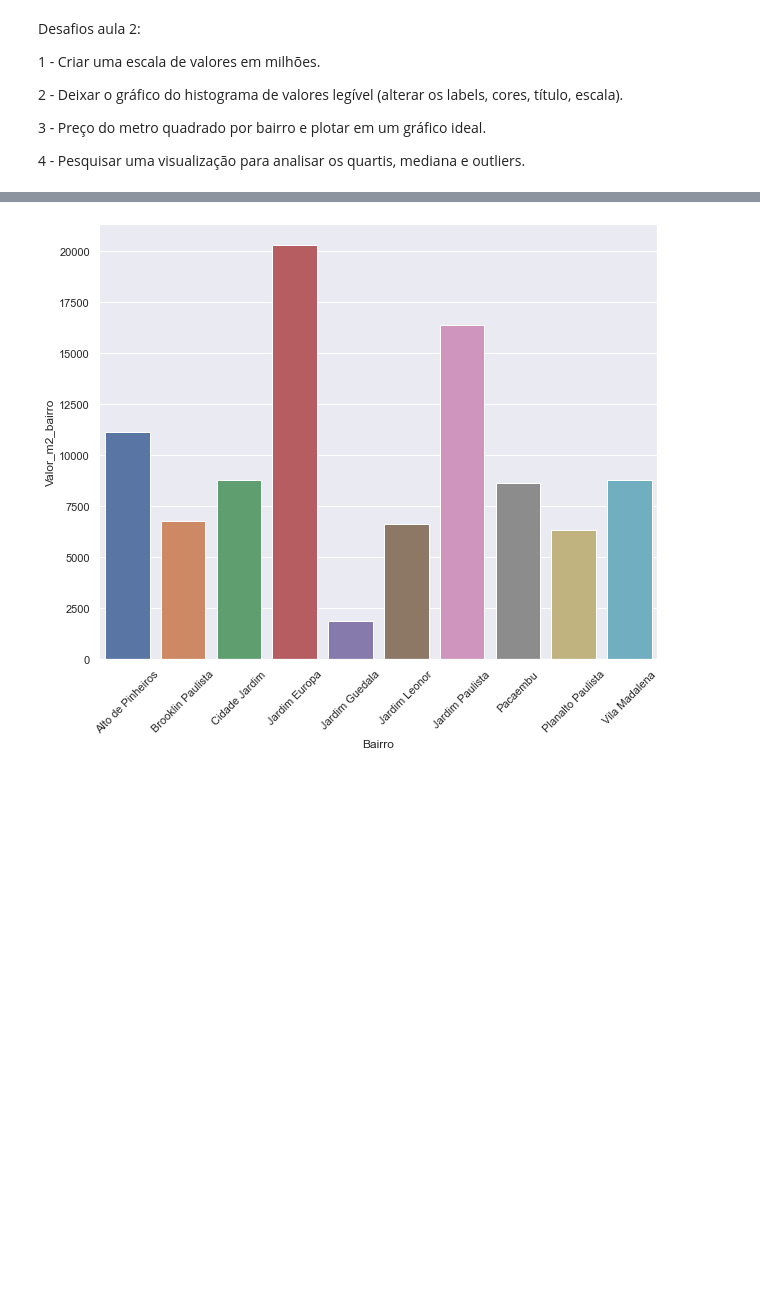
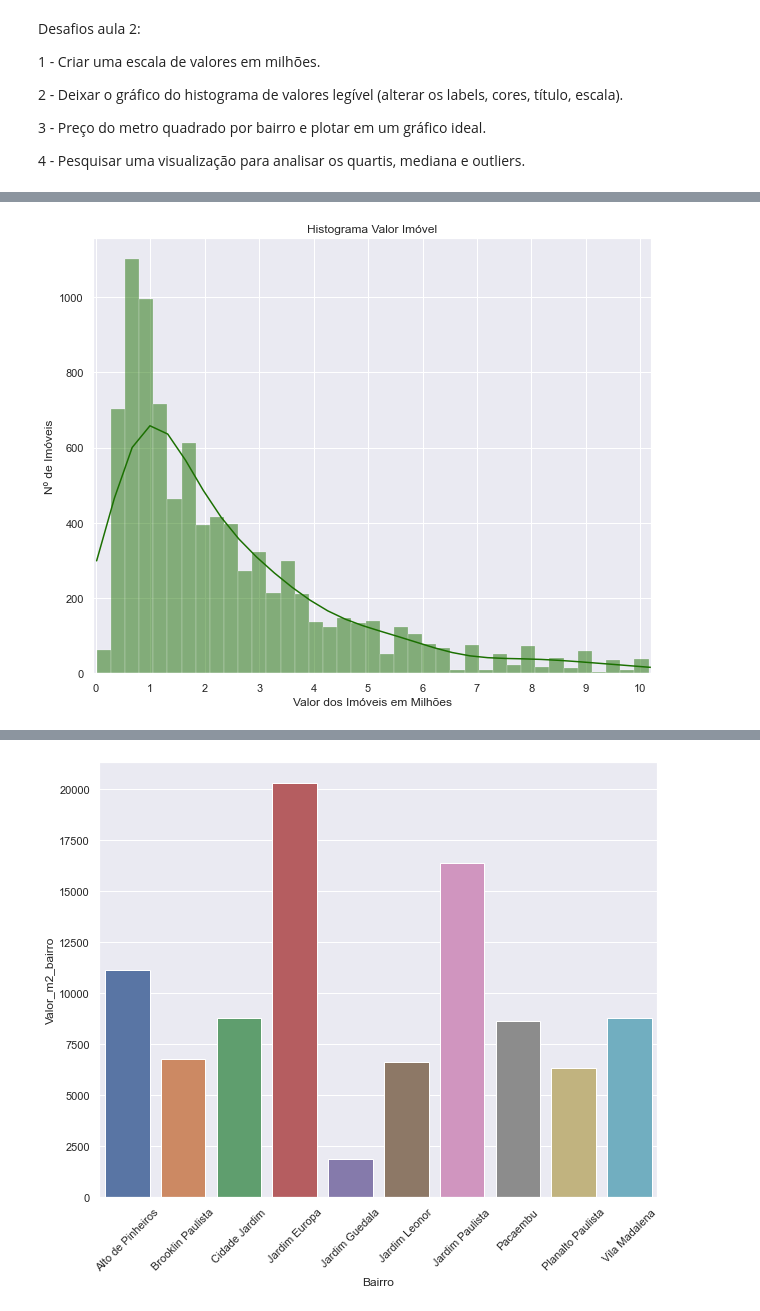
Before and after one commit to gustavobelloni/imersao-alura, a Jupyter notebook: aula2/pesquisa_de_imoveis_aula02.ipynb, the cells around one changed output, grey strips where cells are left out. Saved outputs shown, nothing was run; the diff lists cells and outputs as text; code cells hidden in the pictures; blank space fills up the shorter version.

```diff
--- a/aula2/pesquisa_de_imoveis_aula02.ipynb
+++ b/aula2/pesquisa_de_imoveis_aula02.ipynb
@@ -333 +352,15 @@ Desafios aula 2:
+# %%
+# 2 - Deixar o gráfico do histograma de valores legível (alterar os labels, cores, título, escala).
+
+sns.set()
+plt.figure(figsize=(10,8))
+ax = sns.histplot(data = dados_vendas, x='Valor_milhoes', bins=250, kde=True, color='#1B7001')
+ax.set_title('Histograma Valor Imóvel')
+ax.set_xlabel('Valor dos Imóveis em Milhões')
+ax.set_ylabel('Nº de Imóveis')
+plt.xlim(-0.05, 10.2)
+plt.xticks(list(range(0,11)))
+plt.show()
+# %% [output]
+[figure, added]
 # %%
```
Also changed, not shown: parts of 11 cells of this notebook, 1 other file.
